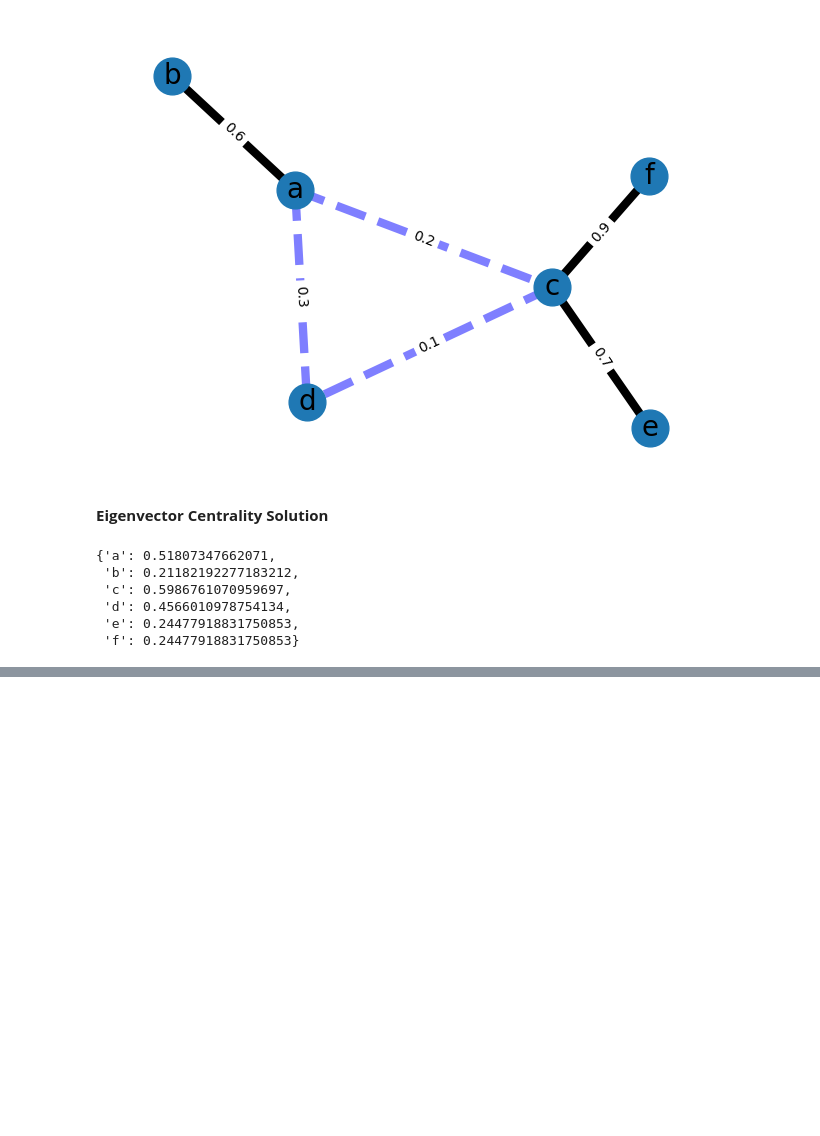
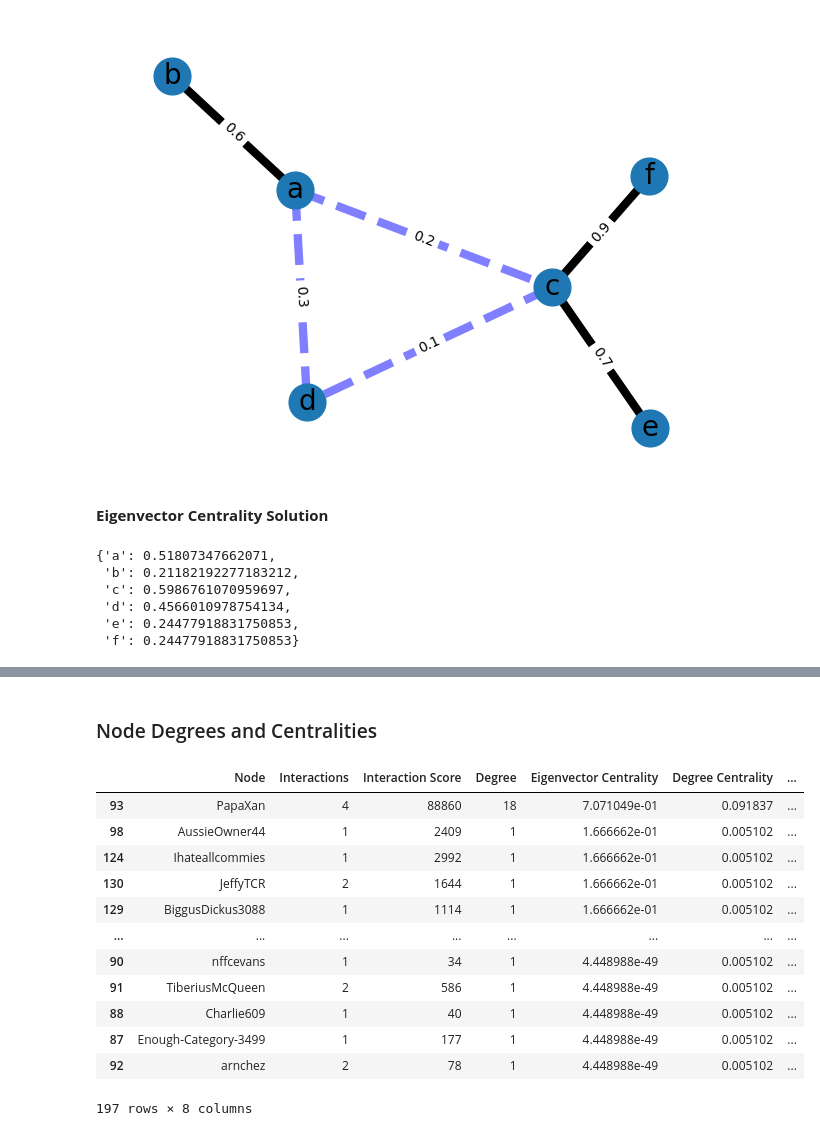
Before and after one commit to LaplaceXD/Linear_Algebra_CS3101N, a Jupyter notebook: Assignments/Spectral_Theory.ipynb, the cells around one changed output, grey strips where cells are left out. Saved outputs shown, nothing was run; the diff lists cells and outputs as text; code cells hidden in the pictures; blank space fills up the shorter version.

```diff
--- a/Assignments/Spectral_Theory.ipynb
+++ b/Assignments/Spectral_Theory.ipynb
@@ -187,0 +282,43 @@ nx.eigenvector_centrality(G)
+# %% [markdown]
+### Node Degrees and Centralities
+# %%
+deg = dict(gta_network.degree)
+eig_cn = nx.eigenvector_centrality(gta_network, max_iter=1000)
+deg_cn = nx.degree_centrality(gta_network)
+close_cn = nx.closeness_centrality(gta_network)
+btn_cn = nx.betweenness_centrality(gta_network)
+
+data = [[
+   n.name,
+   gta_network.nodes[n]["interactions"],
+   gta_network.nodes[n]["interactions_score"],
+   deg[n], eig_cn[n], deg_cn[n], close_cn[n], btn_cn[n]
+] for n in eig_cn]
+
+columns = [
+   "Node",
+   "Interactions",
+   "Interaction Score",
+   "Degree",
+   "Eigenvector Centrality",
+   "Degree Centrality",
+   "Closeness Centrality",
+   "Betweenness Centrality"
+]
+
+centrality = pd.DataFrame(data, columns=columns)
+centrality.sort_values("Eigenvector Centrality", ascending=False)
+# %% [output]
+|  | Node | Interactions | Interaction Score | Degree | Eigenvector Centrality | Degree Centrality | ... |
+| 93 | PapaXan | 4 | 88860 | 18 | 7.071049e-01 | 0.091837 | ... |
+| 98 | AussieOwner44 | 1 | 2409 | 1 | 1.666662e-01 | 0.005102 | ... |
+| 124 | Ihateallcommies | 1 | 2992 | 1 | 1.666662e-01 | 0.005102 | ... |
+| 130 | JeffyTCR | 2 | 1644 | 1 | 1.666662e-01 | 0.005102 | ... |
+| 129 | BiggusDickus3088 | 1 | 1114 | 1 | 1.666662e-01 | 0.005102 | ... |
+| ... | ... | ... | ... | ... | ... | ... | ... |
+| 90 | nffcevans | 1 | 34 | 1 | 4.448988e-49 | 0.005102 | ... |
+| 91 | TiberiusMcQueen | 2 | 586 | 1 | 4.448988e-49 | 0.005102 | ... |
+| 88 | Charlie609 | 1 | 40 | 1 | 4.448988e-49 | 0.005102 | ... |
+| 87 | Enough-Category-3499 | 1 | 177 | 1 | 4.448988e-49 | 0.005102 | ... |
+| 92 | arnchez | 2 | 78 | 1 | 4.448988e-49 | 0.005102 | ... |
+197 rows × 8 columns
```
Also changed, not shown: parts of 9 cells of this notebook.
